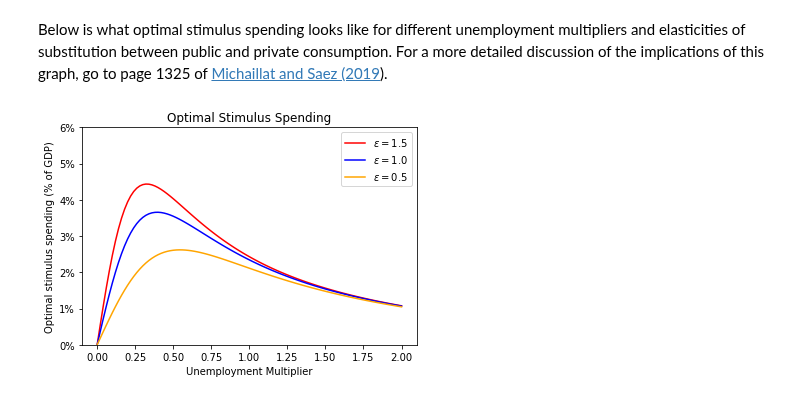
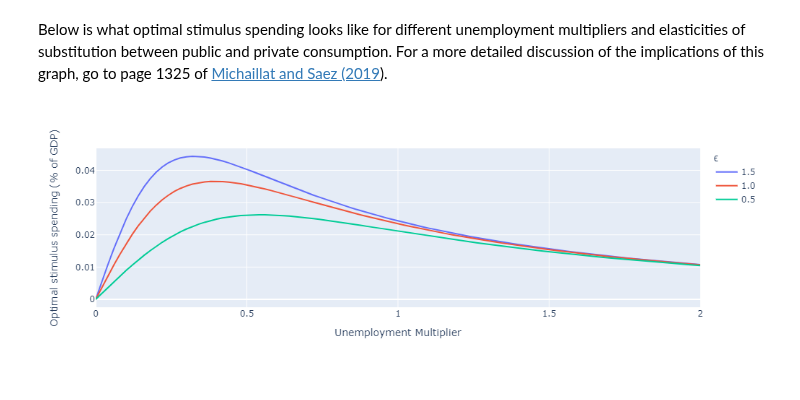
Before and after one commit to lnsongxf/public-expenditure, a Jupyter notebook: _sources/notebooks/stimulus.ipynb, the cells around one changed output. Drawn from its saved outputs; the diff is of its cells as text; code cells hidden in the pictures.

```diff
--- a/_sources/notebooks/stimulus.ipynb
+++ b/_sources/notebooks/stimulus.ipynb
@@ -57,16 +61,18 @@ stim_func = lambda epsilon:GY_func((suffstat_func(m=m_vals, z0=params['z0'], z1=
                                                   epsilon=epsilon, u0=u0, u_bar=params['u_bar']) + 1)*params['GC_bar']) - GY_func(params['GC_bar'])
 # %% [markdown]
 Below is what optimal stimulus spending looks like for different unemployment multipliers and elasticities of substitution between public and private consumption. For a more detailed discussion of the implications of this graph, go to page 1325 of [Michaillat and Saez (2019](https://www.pascalmichaillat.org/6.html)).
-# %%
-stim_vals = stim_func(epsilon=params['epsilon'])
-stim_vals_h = stim_func(epsilon=params['epsilon_h'])
-stim_vals_l = stim_func(epsilon=params['epsilon_l'])
-stim_range = pd.DataFrame(index=M_vals,
-                          data={f'$\epsilon = ${params["epsilon_h"]}':stim_vals_h,
-                                f'$\epsilon = ${params["epsilon"]}':stim_vals,
-                                f'$\epsilon = ${params["epsilon_l"]}':stim_vals_l})
-stim_range_ax = stim_range.plot(title=r"Optimal Stimulus Spending", color=['red', 'blue', 'orange'])
-stim_range_ax.set(xlabel='Unemployment Multiplier', ylabel='Optimal stimulus spending (% of GDP)', ylim=[0, 0.06])
-stim_range_ax.yaxis.set_major_formatter(mtick.PercentFormatter(1.0, decimals=0))
-# %% [output]
-[figure, removed]
+# %%
+stim_vals = stim_func(epsilon=params['epsilon'])
+stim_vals_h = stim_func(epsilon=params['epsilon_h'])
+stim_vals_l = stim_func(epsilon=params['epsilon_l'])
+stim = pd.DataFrame(data={'M':M_vals,
+                          params["epsilon_h"]:stim_vals_h,
+                          params["epsilon"]:stim_vals,
+                          params["epsilon_l"]:stim_vals_l})
+stim = stim.melt(id_vars=['M'], var_name='ϵ')
+fig = px.line(stim, x="M", y='value', color='ϵ',
+              labels={"M": "Unemployment Multiplier",
+                      "value": "Optimal stimulus spending (% of GDP)"})
+fig
+# %% [output]
+[figure, added]
```
Also changed, not shown: parts of 1 cell of this notebook, 22 other files.
